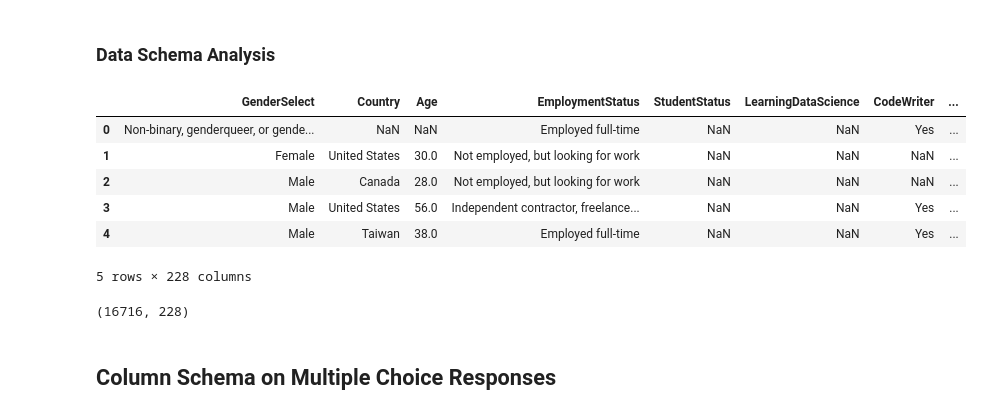
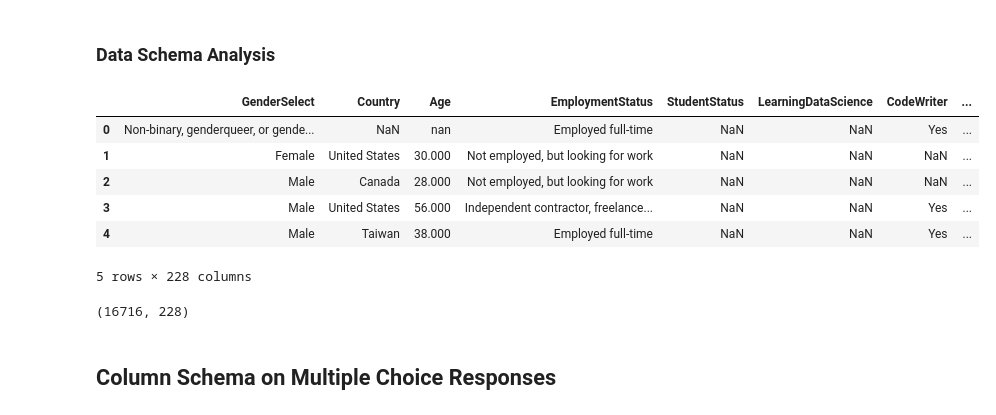
Before and after one commit to albertsaave/3250-term-project, a Jupyter notebook: alberto/TeamProject.ipynb, the cells around one changed output. Drawn from its saved outputs; the diff is of its cells as text; code cells hidden in the pictures.

```diff
--- a/alberto/TeamProject.ipynb
+++ b/alberto/TeamProject.ipynb
@@ -13,18 +13,18 @@ Populating the interactive namespace from numpy and matplotlib
 # %% [markdown]
 ### Data Schema Analysis
 # %%
-multiple_choice_responses_df = pd.read_csv("../kaggle-survey-2017/multipleChoiceResponses.csv")
+multiple_choice_responses_df = pd.read_csv("../kaggle-survey-2017/multipleChoiceResponses.csv", low_memory=False)
 
 multiple_choice_responses_df.head()
 
 multiple_choice_responses_df.shape
 # %% [output]
 |  | GenderSelect | Country | Age | EmploymentStatus | StudentStatus | LearningDataScience | CodeWriter | ... |
-| 0 | Non-binary, genderqueer, or gende... | NaN | NaN | Employed full-time | NaN | NaN | Yes | ... |
-| 1 | Female | United States | 30.0 | Not employed, but looking for work | NaN | NaN | NaN | ... |
-| 2 | Male | Canada | 28.0 | Not employed, but looking for work | NaN | NaN | NaN | ... |
-| 3 | Male | United States | 56.0 | Independent contractor, freelance... | NaN | NaN | Yes | ... |
-| 4 | Male | Taiwan | 38.0 | Employed full-time | NaN | NaN | Yes | ... |
+| 0 | Non-binary, genderqueer, or gende... | NaN | nan | Employed full-time | NaN | NaN | Yes | ... |
+| 1 | Female | United States | 30.000 | Not employed, but looking for work | NaN | NaN | NaN | ... |
+| 2 | Male | Canada | 28.000 | Not employed, but looking for work | NaN | NaN | NaN | ... |
+| 3 | Male | United States | 56.000 | Independent contractor, freelance... | NaN | NaN | Yes | ... |
+| 4 | Male | Taiwan | 38.000 | Employed full-time | NaN | NaN | Yes | ... |
 5 rows × 228 columns
 (16716, 228)
 # %% [markdown]
```
Also changed, not shown: parts of 16 cells of this notebook.
